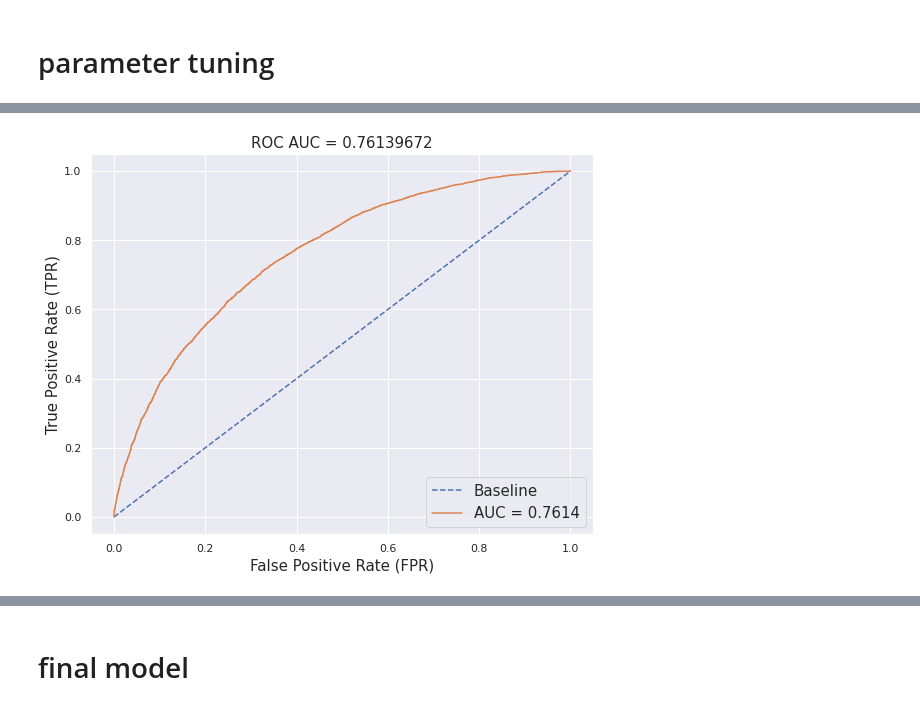
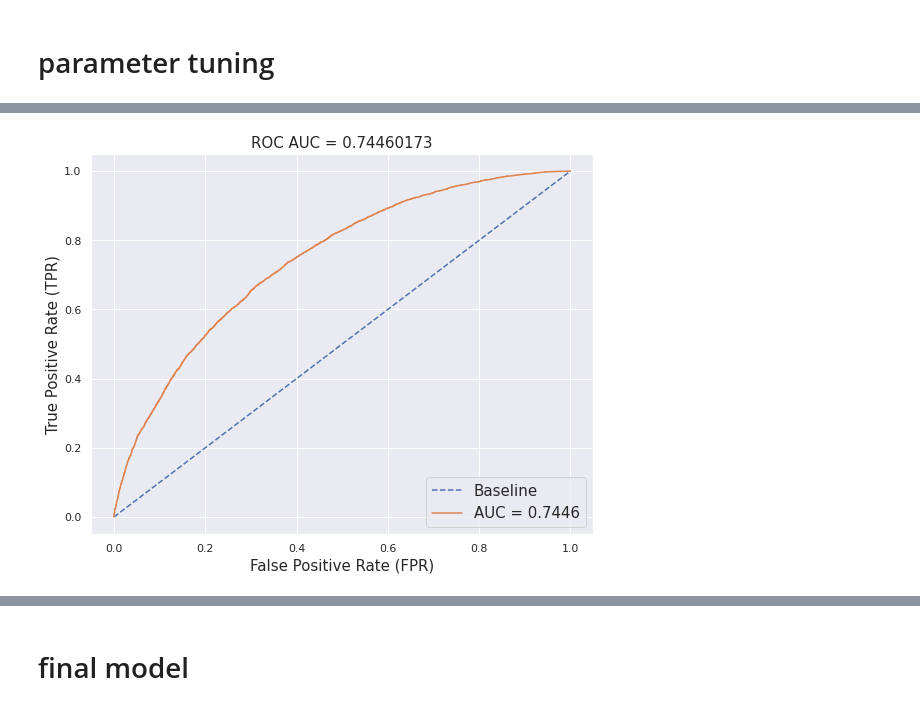
Before and after one commit to XelorR/sf_project_5, a Jupyter notebook: pp_baseline_short.ipynb, the cells around one changed output, grey strips where cells are left out. Cells and saved outputs as stored; diff of their text form; code cells hidden in the pictures.

```diff
--- a/pp_baseline_short.ipynb
+++ b/pp_baseline_short.ipynb
@@ -326,17 +313,17 @@ plot_roc_auc(
     y_train_us,
     LGBMClassifier(
         **{
-            "lambda_l1": 6.636833602368837,
-            "lambda_l2": 0.3221308023736357,
-            "num_leaves": 100,
-            "feature_fraction": 0.4172192685978952,
-            "bagging_fraction": 0.6148275061564304,
-            "bagging_freq": 1,
-            "min_child_samples": 86,
+            "lambda_l1": 1.6758594914477627e-05,
+            "lambda_l2": 1.555459299457268e-07,
+            "num_leaves": 8,
+            "feature_fraction": 0.4030892028571655,
+            "bagging_fraction": 0.7039470678830023,
+            "bagging_freq": 3,
+            "min_child_samples": 27,
         }
     )
     .fit(X_train_us, y_train_us)
     .predict_proba(X_train_us)
     .T[1],
-)
+)  # kaggle 0.34004
 # %% [output]
@@ -348 +335 @@ plot_roc_auc(
-[figure, old version]
+[figure, new version]
```
Also changed, not shown: parts of 6 cells of this notebook.
